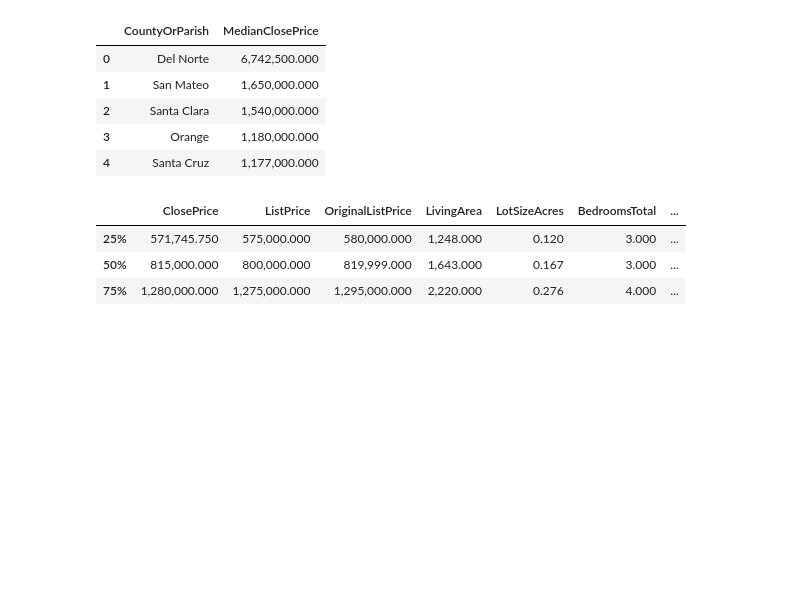
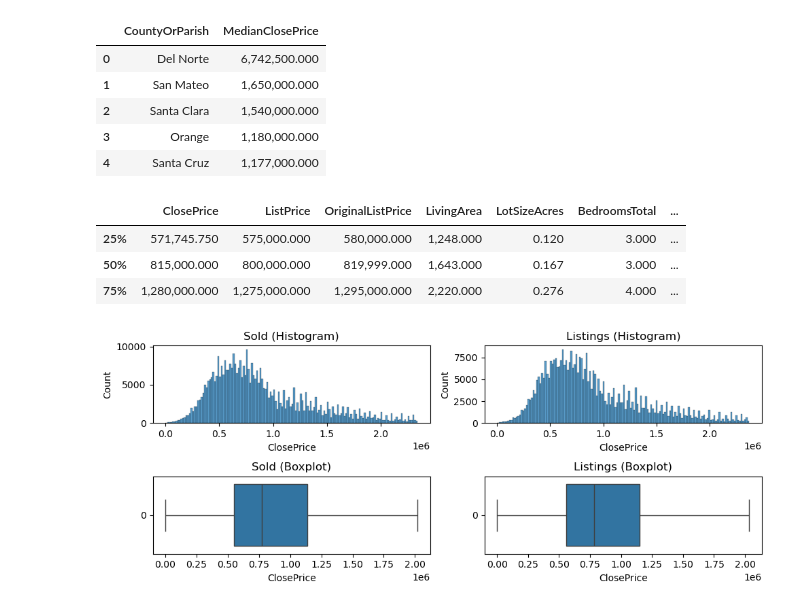
Before and after one commit to Michael-Anthony-Aguirre/IDX-Exchange-DA-Internship-2026, a Jupyter notebook: week2-3/2_structuring-validation.ipynb, the cells around one changed output. Saved outputs shown, nothing was run; the diff lists cells and outputs as text; code cells hidden in the pictures; blank space fills up the shorter version.

```diff
--- a/week2-3/2_structuring-validation.ipynb
+++ b/week2-3/2_structuring-validation.ipynb
@@ -212,3 +213,44 @@ df_sold[key_numeric_fields].describe().loc[["25%", "50%", "75%"]].style.format("
 | 25% | 571,745.750 | 575,000.000 | 580,000.000 | 1,248.000 | 0.120 | 3.000 | ... |
 | 50% | 815,000.000 | 800,000.000 | 819,999.000 | 1,643.000 | 0.167 | 3.000 | ... |
 | 75% | 1,280,000.000 | 1,275,000.000 | 1,295,000.000 | 2,220.000 | 0.276 | 4.000 | ... |
+# %%
+def remove_outliers(df, field):
+    Q1 = df[field].quantile(0.25)
+    Q3 = df[field].quantile(0.75)
+    IQR = Q3 - Q1
+    lower = Q1 - 1.5 * IQR
+    upper = Q3 + 1.5 * IQR
+    df = df[(df[field] >= lower) & (df[field] <= upper)]
+    return df
+
+
+def graphs(field):
+    fig, axes = plt.subplots(2, 2, figsize = (10, 4))
+    df_sold_trimmed = remove_outliers(df_sold, field)
+    df_listings_trimmed = remove_outliers(df_listings, field)
+
+    def format_y_axis(ax):
+        ax.yaxis.set_major_formatter(ticker.ScalarFormatter())
+        ax.ticklabel_format(style = "plain", axis = "y", useOffset = False)
+
+    sns.histplot(data = df_sold_trimmed, x = field, ax = axes[0, 0])
+    axes[0, 0].set_title("Sold (Histogram)")
+    format_y_axis(axes[0, 0])
+
+    sns.histplot(data = df_listings_trimmed, x = field, ax = axes[0, 1])
+    axes[0, 1].set_title("Listings (Histogram)")
+    format_y_axis(axes[0, 1])
+
+    sns.boxplot(data = df_sold_trimmed, x = field, ax = axes[1, 0], showfliers = False)
+    axes[1, 0].set_title("Sold (Boxplot)")
+    format_y_axis(axes[1, 0])
+
+    sns.boxplot(data = df_listings_trimmed, x = field, ax = axes[1, 1], showfliers = False)
+    axes[1, 1].set_title("Listings (Boxplot)")
+    format_y_axis(axes[1, 1])
+
+    plt.tight_layout()
+# %%
+graphs("ClosePrice")
+# %% [output]
+[figure, added]
```
Also changed, not shown: parts of 9 cells of this notebook.
